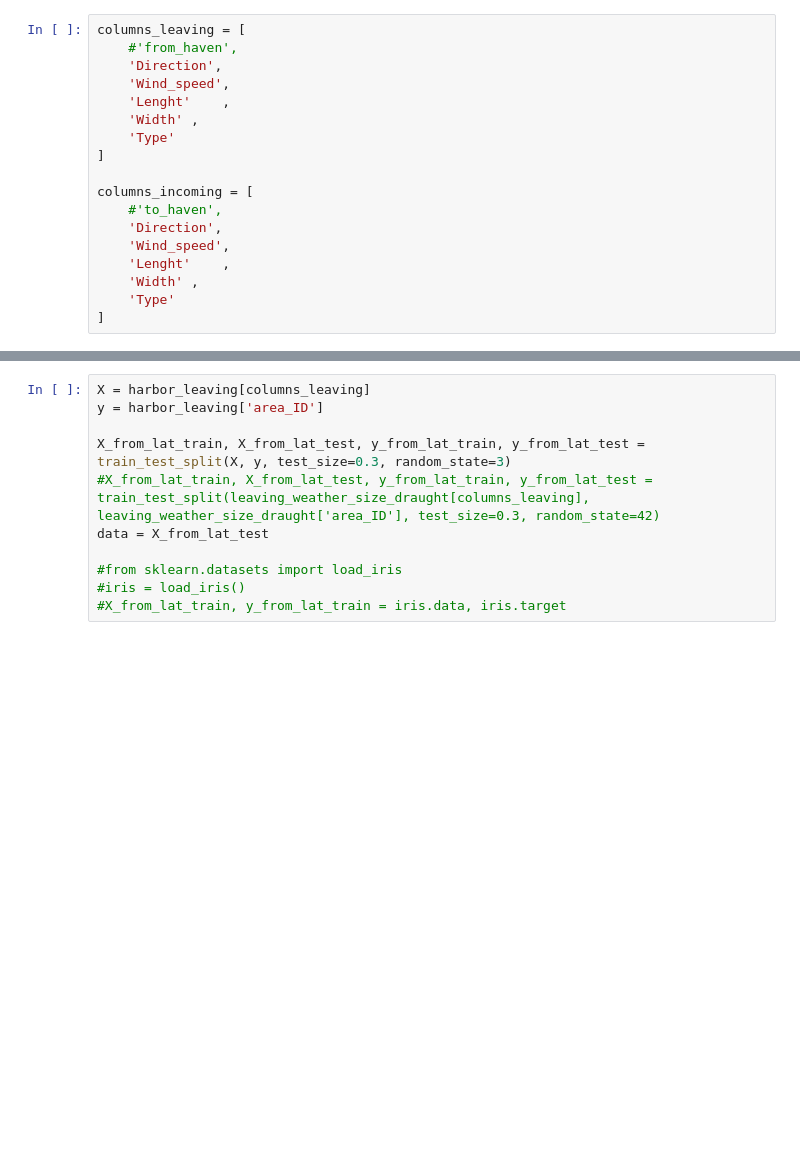
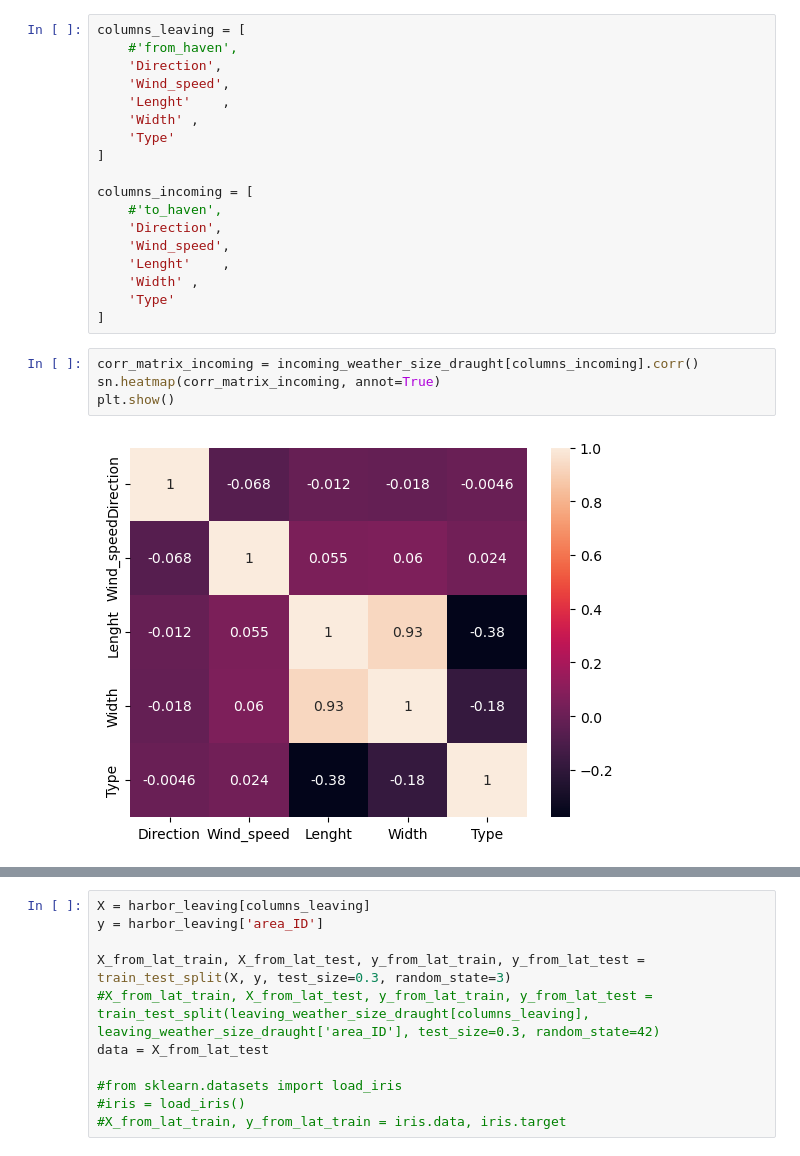
Before and after one commit to allanguzmanf/CIEM6302, a Jupyter notebook: Predictions.ipynb, the cells around one changed output, grey strips where cells are left out. Drawn from its saved outputs; the diff is of its cells as text; blank space fills up the shorter version.

```diff
--- a/Predictions.ipynb
+++ b/Predictions.ipynb
@@ -91,3 +92,9 @@ columns_incoming = [
     'Width'	,
     'Type'
 ]
+# %%
+corr_matrix_incoming = incoming_weather_size_draught[columns_incoming].corr()
+sn.heatmap(corr_matrix_incoming, annot=True)
+plt.show()
+# %% [output]
+[figure, added]
```
Also changed, not shown: parts of 13 cells of this notebook.
